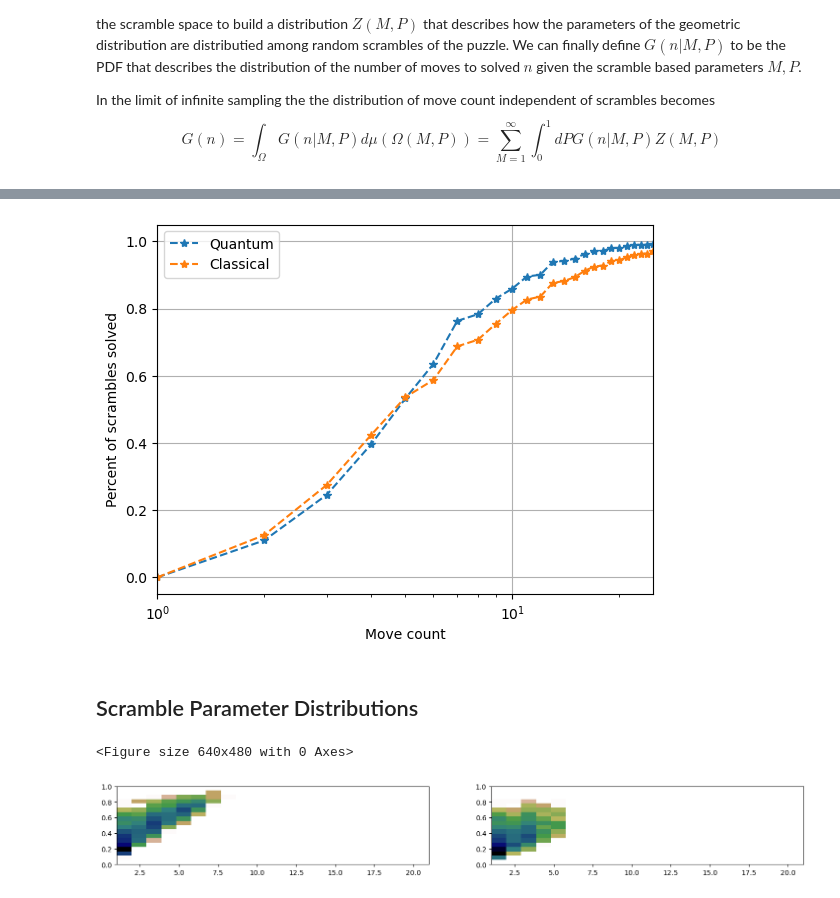
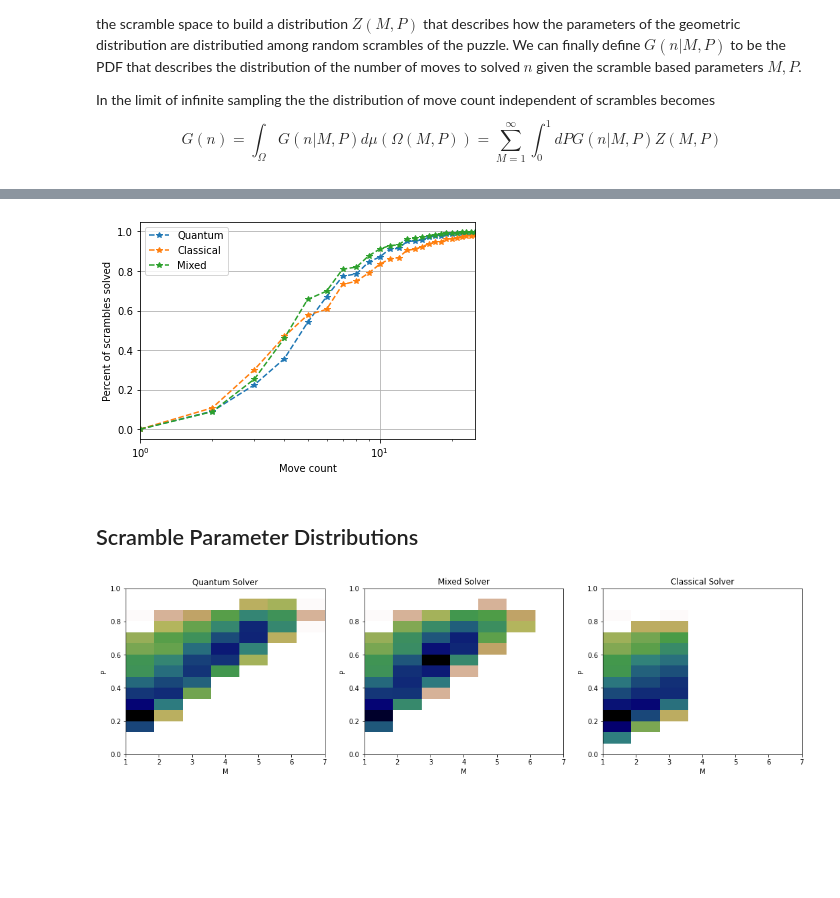
Before and after one commit to combes-group/Permutation_Puzzle, a Jupyter notebook: Permutation_Strategies.ipynb, the cells around one changed output, grey strips where cells are left out. Saved outputs shown, nothing was run; the diff lists cells and outputs as text; code cells hidden in the pictures; blank space fills up the shorter version.

Commit message:
Refactored the Solving strategies code for improved readability

```diff
--- a/Permutation_Strategies.ipynb
+++ b/Permutation_Strategies.ipynb
@@ -209,17 +94,17 @@ $$
 G(n) = \int_\Omega G(n|M,P) d\mu(\Omega(M,P)) = \sum_{M=1}^\infty \int_0^1 dP G(n|M,P)Z(M,P)
 $$
 # %%
-dbfile = open('Data/QuantumOptimal_2000', 'ab')
+dbfile = open('Data/QuantumOptimal_2000', 'rb')
 
 dataQ = pickle.load(dbfile)
 dbfile.close()
 
-dbfile = open('Data/ClassicalOptimal_2000', 'ab')
+dbfile = open('Data/ClassicalOptimal_2000', 'rb')
 
 dataC = pickle.load(dbfile)
 dbfile.close()
 
-dbfile = open('Data/MixedOptimal_2000', 'ab')
+dbfile = open('Data/MixedOptimal_2000', 'rb')
 
 dataM = pickle.load(dbfile)
 dbfile.close()
@@ -298,34 +148,45 @@ print(sum(distQ),sum(distC))
 # %%
-import matplotlib as mpl
-mpl.rcParams.update(mpl.rcParamsDefault)
-plt.clf()
-plt.semilogx(xvals,[sum(distQ[0:n]) for n in range(len(distQ))],'--*')
-plt.semilogx(xvals,[sum(distC[0:n]) for n in range(len(distC))],'--*')
+#import matplotlib as mpl
+#mpl.rcParams.update(mpl.rcParamsDefault)
+
+fig,ax = plt.subplots()
+ax.semilogx(nvals,[sum(distQ[0:n]) for n in range(len(distQ))],'--*')
+ax.semilogx(nvals,[sum(distC[0:n]) for n in range(len(distC))],'--*')
+ax.semilogx(nvals,[sum(distM[0:n]) for n in range(len(distM))],'--*')
 #plt.bar([x+.5 for x in xvals],distC,width=.4,)
-plt.xlim([1,25])
+ax.set_xlim([1,25])
 #plt.plot([meanQ],[0.59],'o',color="blue")
 #plt.plot([meanC],[.67],'o',color="orange")
-plt.legend(["Quantum","Classical"])
-plt.ylabel("Percent of scrambles solved")
-plt.xlabel("Move count")
-plt.grid()
-plt.show()
+ax.legend(["Quantum","Classical",'Mixed'])
+ax.set_ylabel("Percent of scrambles solved")
+ax.set_xlabel("Move count")
+ax.grid()
 # plt.plot([np.median(dataQ[0]/dataQ[1]),np.median(dataQ[0]/dataQ[1])],[0,1])
 # plt.plot([0,10],[.5,.5])
 # plt.plot([np.median(dataC[0]/dataC[1]),np.median(dataC[0]/dataC[1])],[0,1])
-plt.savefig("./SolvingCDF_noswap.pdf",format="pdf")
+plt.savefig("./Figures/SolvingCDF.pdf",format="pdf")
 # %% [output]
-[figure, old version]
+[figure, new version]
 # %% [markdown]
 ## Scramble Parameter Distributions
 # %%
 from matplotlib.colors import LogNorm
-fig, ax = plt.subplots(1,2,figsize=(18,6))
+fig, ax = plt.subplots(1,3,figsize=(18,6))
 ax[0].imshow(ZQ, cmap=plt.cm.gist_earth_r,
           extent=[1, depth+1, 0, 1],origin='lower',aspect = 5,norm=LogNorm())
-ax[1].imshow(ZC, cmap=plt.cm.gist_earth_r,
+ax[0].set_title('Quantum Solver')
+ax[0].set_xlabel('M')
+ax[0].set_ylabel('P')
+ax[1].imshow(ZM, cmap=plt.cm.gist_earth_r,
           extent=[1, depth+1, 0, 1],origin='lower',aspect = 5,norm=LogNorm())
+ax[1].set_title('Mixed Solver')
+ax[1].set_xlabel('M')
+ax[1].set_ylabel('P')
+ax[2].imshow(ZC, cmap=plt.cm.gist_earth_r,
+          extent=[1, depth+1, 0, 1],origin='lower',aspect = 5,norm=LogNorm())
+ax[2].set_title('Classical Solver')
+ax[2].set_xlabel('M')
+ax[2].set_ylabel('P')
 plt.show()
 # %% [output]
-<Figure size 640x480 with 0 Axes>
-[figure, old version]
+[figure, new version]
```
Also changed, not shown: parts of 12 cells of this notebook, 5 other files.
